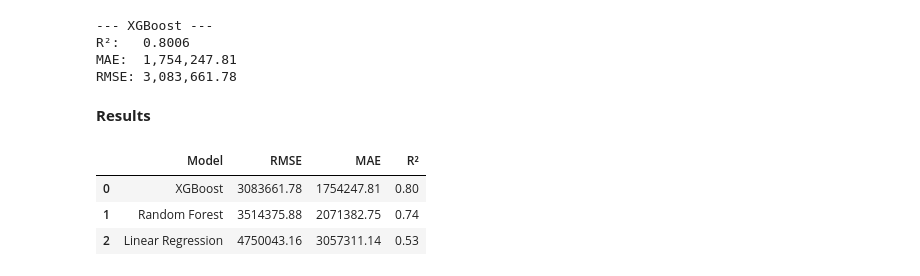
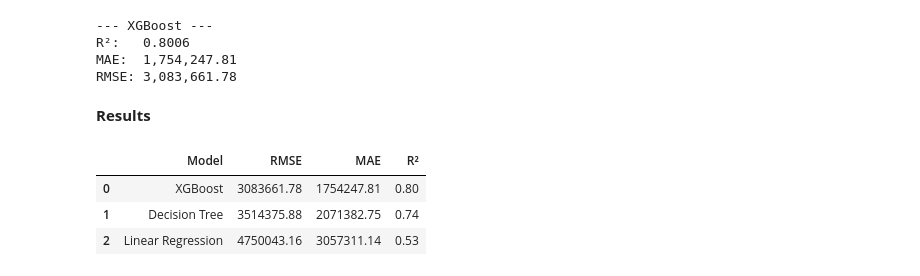
Before and after one commit to Chitiphat-T/House-Price-Prediction-ML-Models-in-Thailand, a Jupyter notebook: notebooks/ML_Project.ipynb, the cells around one changed output. Saved outputs shown, nothing was run; the diff lists cells and outputs as text; code cells hidden in the pictures.

```diff
--- a/notebooks/ML_Project.ipynb
+++ b/notebooks/ML_Project.ipynb
@@ -504,16 +508,16 @@ RMSE: 3,083,661.78
 # %%
 results_df = pd.DataFrame([
     ['Linear Regression', rmse_lr, mae_lr, r2_lr],
-    ['Random Forest', rmse_dt, mae_dt, r2_dt],
+    ['Decision Tree', rmse_dt, mae_dt, r2_dt],
     ['XGBoost', rmse_xgb, mae_xgb, r2_xgb],
 ], columns = ['Model', 'RMSE', 'MAE', 'R²']
 )
 
 results_df = results_df.sort_values(by='R²', ascending=False).reset_index(drop=True)
 
 results_df.round(2)
 # %% [output]
 |  | Model | RMSE | MAE | R² |
 | 0 | XGBoost | 3083661.78 | 1754247.81 | 0.80 |
-| 1 | Random Forest | 3514375.88 | 2071382.75 | 0.74 |
+| 1 | Decision Tree | 3514375.88 | 2071382.75 | 0.74 |
 | 2 | Linear Regression | 4750043.16 | 3057311.14 | 0.53 |
```
Also changed, not shown: parts of 2 cells of this notebook.
